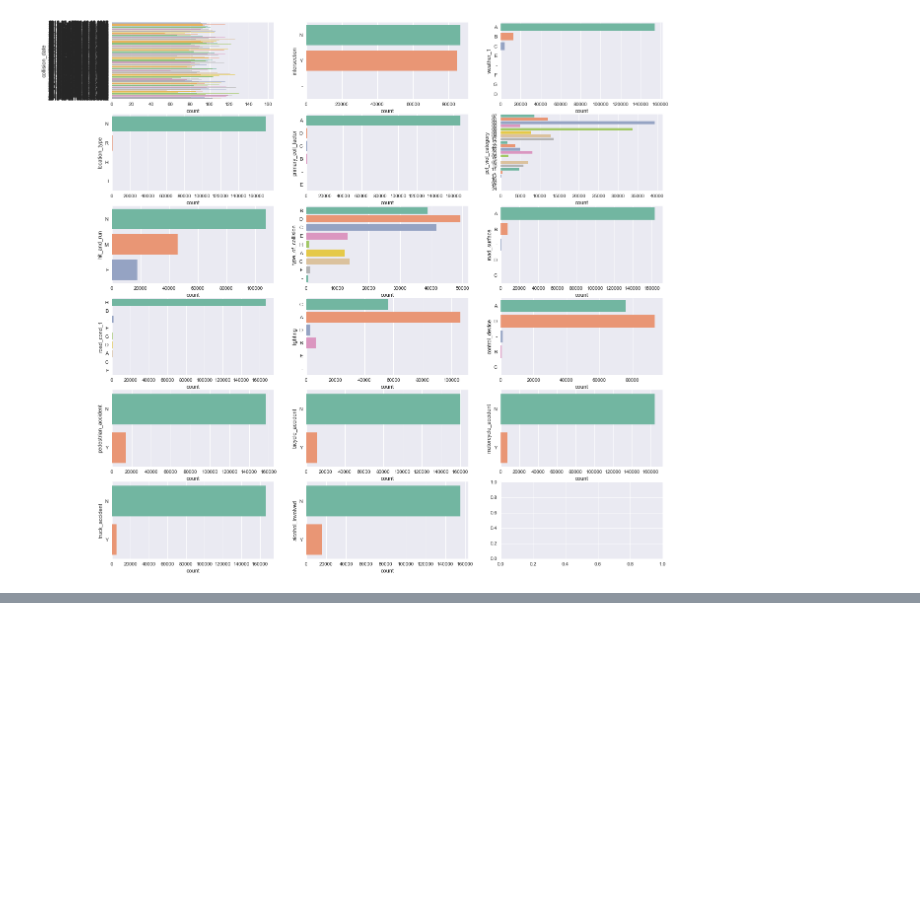
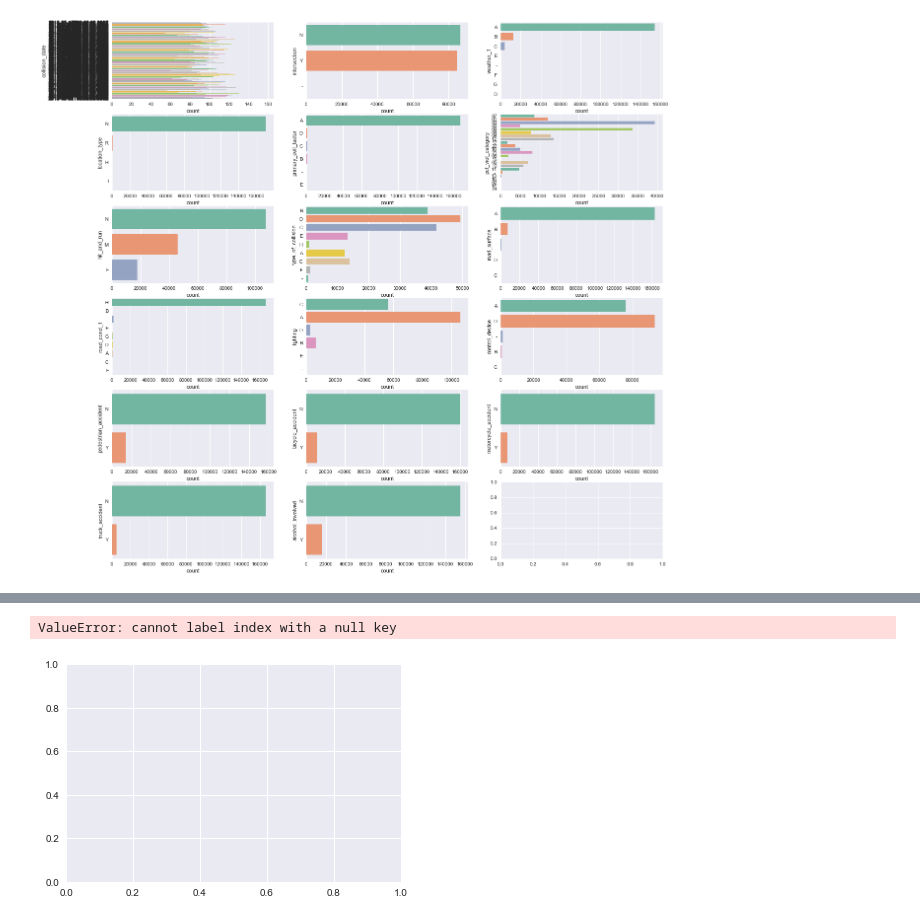
Before and after one commit to Peter-32/LA-Collision-Forecasting, a Jupyter notebook: la_collisions.ipynb, the cells around one changed output, grey strips where cells are left out. Cells and saved outputs as stored; diff of their text form; code cells hidden in the pictures; blank space fills up the shorter version.

```diff
--- a/la_collisions.ipynb
+++ b/la_collisions.ipynb
@@ -139,0 +189,5 @@ AttributeError: module 'seaborn' has no attribute 'plot'
+# %%
+ax = sns.tsplot(data=df, err_style="boot_traces", n_boot=500)
+# %% [output]
+ValueError: cannot label index with a null key
+[figure, added]
```
Also changed, not shown: parts of 31 cells of this notebook.
